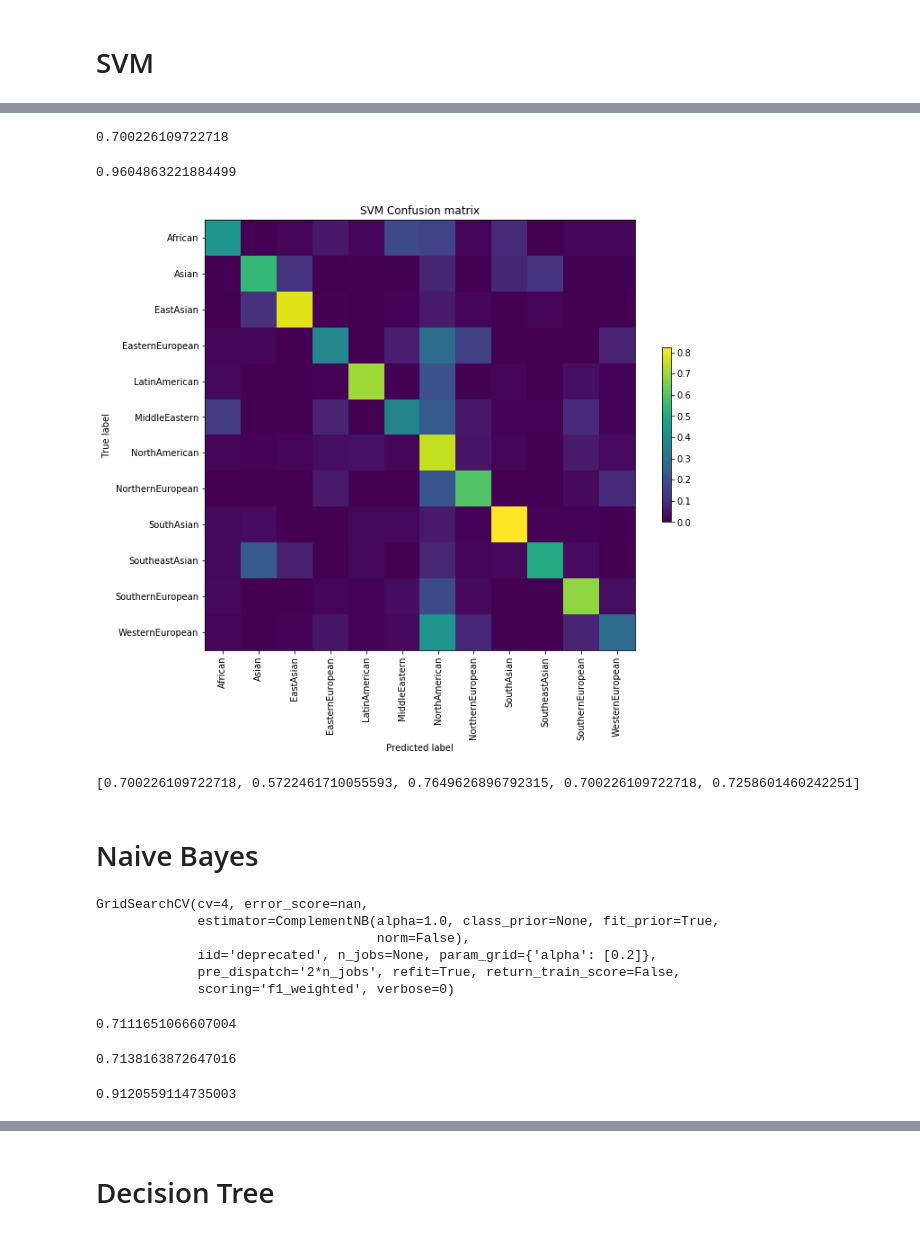
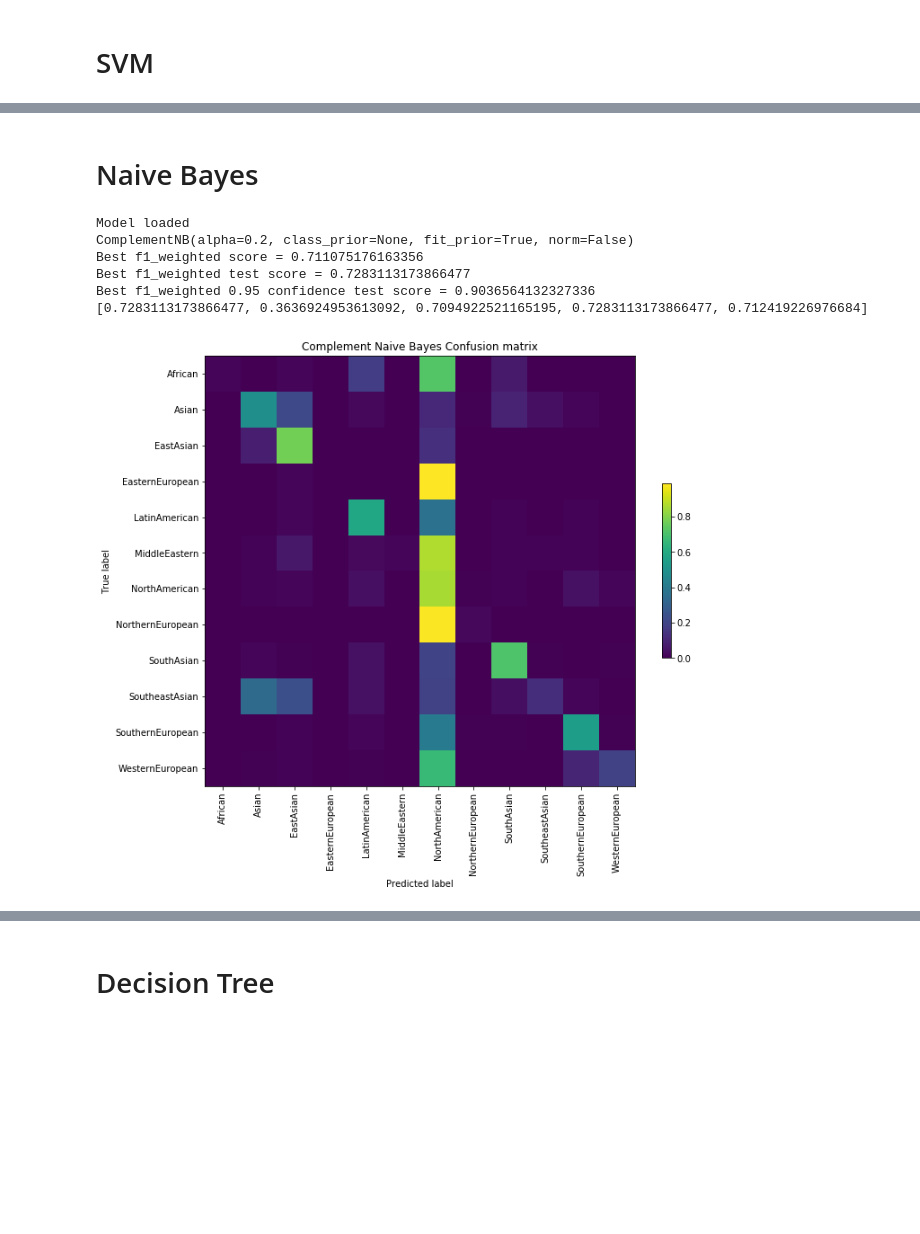
Before and after one commit to catherning/food_recipe_gen, a Jupyter notebook: cuisine_classification/ML_classification.ipynb, the cells around one changed output, grey strips where cells are left out. Saved outputs shown, nothing was run; the diff lists cells and outputs as text; code cells hidden in the pictures; blank space fills up the shorter version.

```diff
--- a/cuisine_classification/ML_classification.ipynb
+++ b/cuisine_classification/ML_classification.ipynb
@@ -271,14 +237,0 @@ SGDClassifier(alpha=0.0001, average=False, class_weight='balanced',
-# %%
-clf3.best_estimator_.score(X_test, y_test)
-# %% [output]
-0.700226109722718
-# %%
-proba_score = threshold_classification(clf3,X_test,y_test,threshold=threshold)
-proba_score
-# %% [output]
-0.9604863221884499
-# %%
-y_pred = clf3.predict(X_test)
-confusion_matrix_plot(y_pred, y_test,os.path.join(RESULTS_FOLDER,'svm.png'),"SVM")
-# %% [output]
-[figure, removed]
@@ -287,45 +238,14 @@ classification_report_to_csv(y_test,y_pred,enc,"svm",RESULTS_FOLDER)
-# %%
-res=[accuracy_score(y_test,y_pred),balanced_accuracy_score(y_test,y_pred),precision_score(y_test,y_pred,average='weighted'),recall_score(y_test,y_pred,average='weighted'),f1_score(y_test,y_pred,average='weighted')]
-
-with open(results_file,"a", newline='') as f:
-    writer = csv.writer(f, delimiter=';')
-    writer.writerow(["svm",clf3.best_estimator_,clf3.best_score_,threshold,proba_score]+res)
-
-print(res)
-# %% [output]
-[0.700226109722718, 0.5722461710055593, 0.7649626896792315, 0.700226109722718, 0.7258601460242251]
 # %% [markdown]
 # Naive Bayes
 # %%
 parameters = {'alpha':[0.2,]}#[i*0.2 for i in range(1,5)]}
-# sorted(sklearn.metrics.SCORERS.keys())
-scoring = 'f1_weighted'
-bayes = ComplementNB()
 
-try:
-    clf4 = load("naive_bayes.joblib")
-except FileNotFoundError:
-    clf4 = GridSearchCV(bayes, parameters, cv=4,scoring=scoring)
-
-clf4.fit(X_train, y_train)
-dump(clf4,"naive_bayes.joblib")
+trainEvalModel(ComplementNB(),"Complement Naive Bayes",parameters)
 # %% [output]
-GridSearchCV(cv=4, error_score=nan,
-             estimator=ComplementNB(alpha=1.0, class_prior=None, fit_prior=True,
-                                    norm=False),
-             iid='deprecated', n_jobs=None, param_grid={'alpha': [0.2]},
-             pre_dispatch='2*n_jobs', refit=True, return_train_score=False,
-             scoring='f1_weighted', verbose=0)
+Model loaded
+ComplementNB(alpha=0.2, class_prior=None, fit_prior=True, norm=False)
+Best f1_weighted score = 0.711075176163356
+Best f1_weighted test score = 0.7283113173866477
+Best f1_weighted 0.95 confidence test score = 0.9036564132327336
+[0.7283113173866477, 0.3636924953613092, 0.7094922521165195, 0.7283113173866477, 0.712419226976684]
+[figure, added]
-# %%
-clf4.best_score_
-# %% [output]
-0.7111651066607004
-# %%
-clf4.score(X_test,y_test)
-# %% [output]
-0.7138163872647016
-# %%
-proba_score = threshold_classification(clf4,X_test,y_test,threshold=threshold)
-proba_score
-# %% [output]
-0.9120559114735003
```
Also changed, not shown: parts of 59 cells of this notebook, 8 other files.
